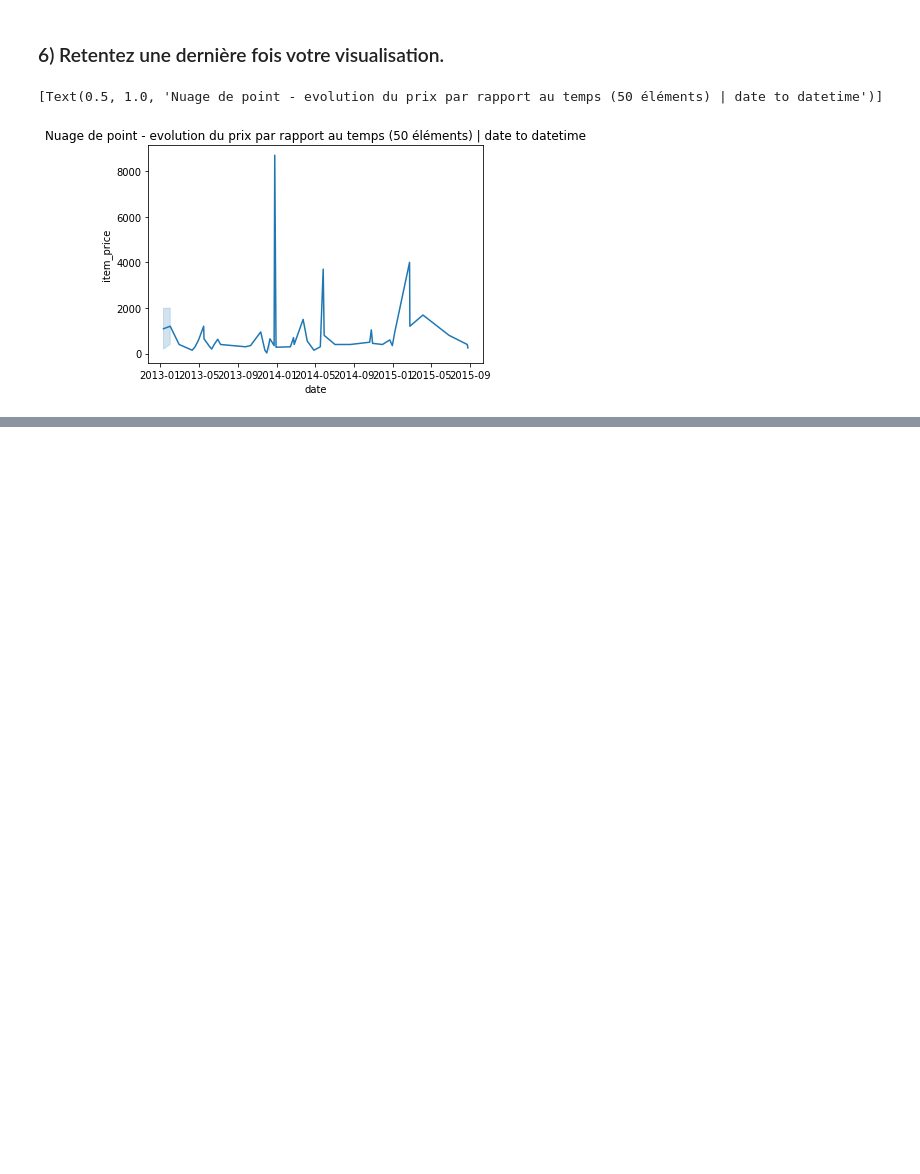
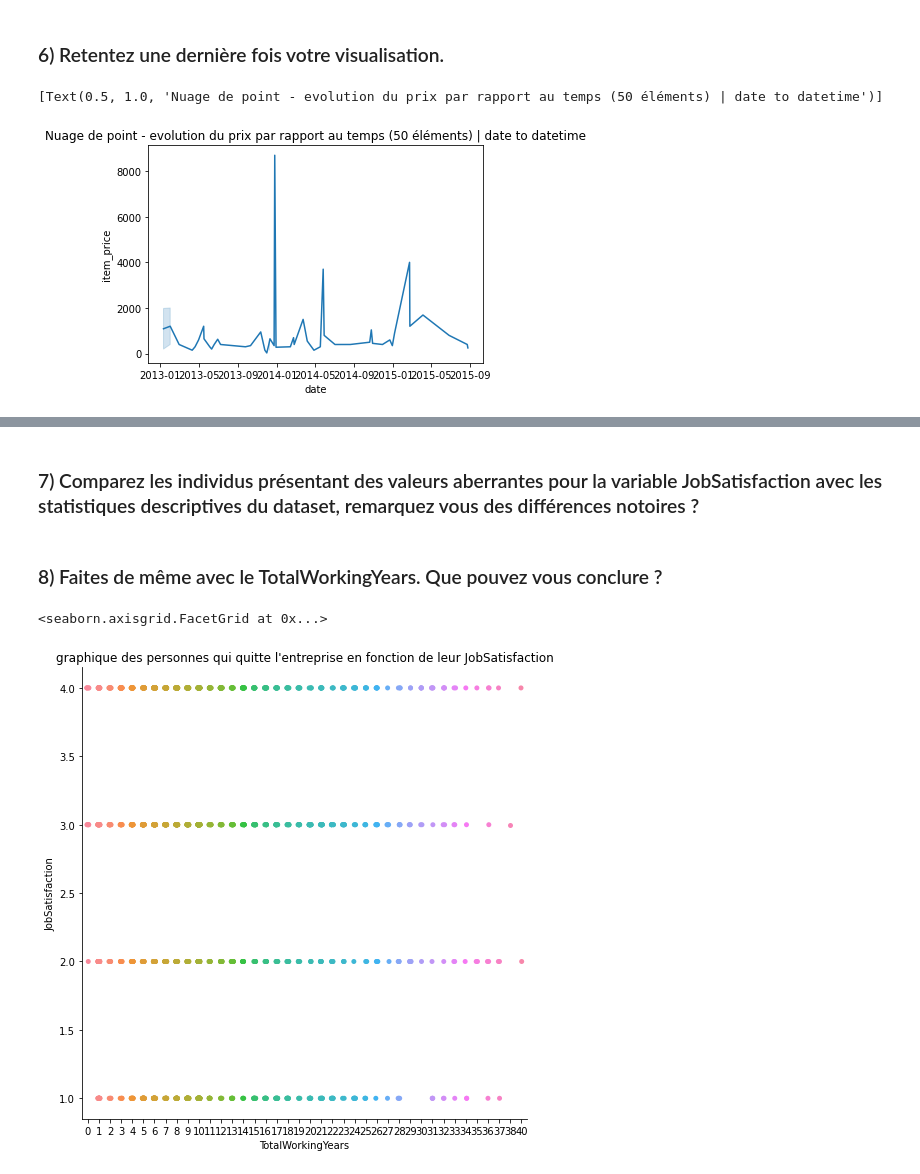
Before and after one commit to BlazingBurn/HitemapythonExo, a Jupyter notebook: analyse donnee/Exercice_data_visualisation_stats_descriptives.ipynb, the cells around one changed output, grey strips where cells are left out. Cells and saved outputs as stored; diff of their text form; code cells hidden in the pictures; blank space fills up the shorter version.

Commit message:
Créé avec Colaboratory - fin exo 3 et debut exo 4

```diff
--- a/analyse donnee/Exercice_data_visualisation_stats_descriptives.ipynb
+++ b/analyse donnee/Exercice_data_visualisation_stats_descriptives.ipynb
@@ -275,0 +368,10 @@ Pour cette partie, nous utiliserons le dataset suivant : ***ibm_hr_attrition.csv
+# %% [markdown]
+### 7) Comparez les individus présentant des valeurs aberrantes pour la variable JobSatisfaction avec les statistiques descriptives du dataset, remarquez vous des différences notoires ?
+# %% [markdown]
+### 8) Faites de même avec le TotalWorkingYears. Que pouvez vous conclure ?
+# %%
+# Create a visualization
+sns.catplot(data=dataIbmHrAttrition,x="TotalWorkingYears", y="JobSatisfaction", height=7).set(title="graphique des personnes qui quitte l'entreprise en fonction de leur JobSatisfaction")
+# %% [output]
+<seaborn.axisgrid.FacetGrid at 0x...>
+[figure, added]
```
Also changed, not shown: parts of 18 cells of this notebook.
